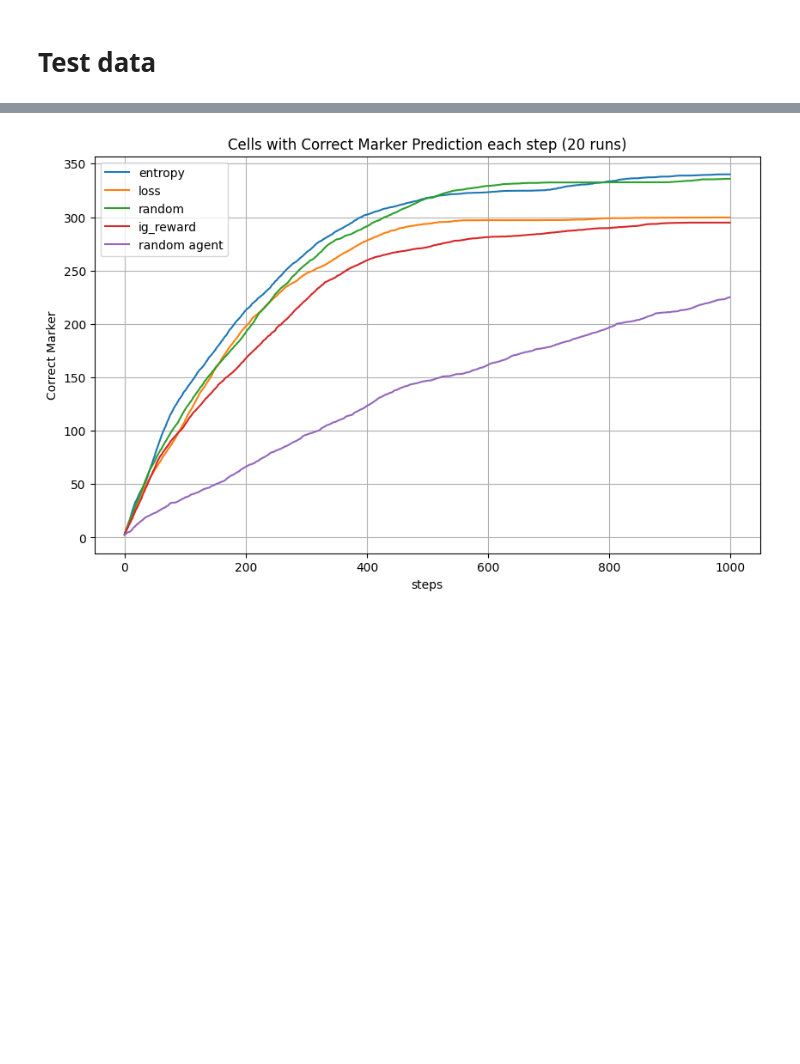
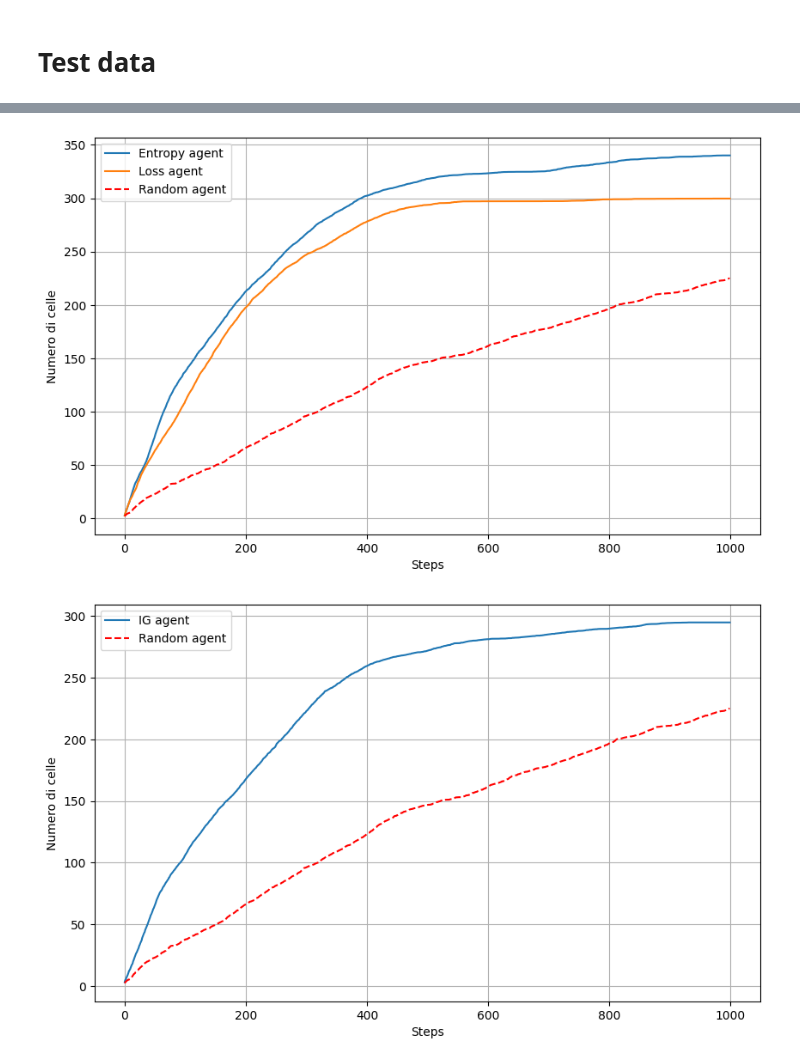
Before and after one commit to Emamasi-uni/explorationRL, a Jupyter notebook: results.ipynb, the cells around one changed output, grey strips where cells are left out. Saved outputs shown, nothing was run; the diff lists cells and outputs as text; code cells hidden in the pictures; blank space fills up the shorter version.

```diff
--- a/results.ipynb
+++ b/results.ipynb
@@ -71,5 +125,6 @@ test_data_entropy = read_dict(file_path=f"./data/entropy/test_data_entropy.json"
 test_data_loss = read_dict(file_path=f"./data/loss/test_data_loss.json")
 test_data_random = read_dict(file_path=f"./data/random/test_data_random.json")
 test_data_ig_reward = read_dict(file_path=f"./data/ig_reward/test_data_ig_reward.json")
+test_data_ig_reward_curriculum = read_dict(file_path=f"./data/ig_reward_curriculum/test_data_ig_reward_curriculum.json")
 test_data_random_agent = read_dict(file_path=f"./data/random_agent/test_data_random_agent.json")
 # %%
@@ -117,12 +234,55 @@ plot_metrics(test_data,
 # %%
-test_data = [test_data_entropy['cells_marker_pred_1_mean'], test_data_loss['cells_marker_pred_1_mean'], test_data_random['cells_marker_pred_1_mean'], test_data_ig_reward['cells_marker_pred_1_mean'], test_data_random_agent['cells_marker_pred_1_mean']]
-# test_data = [test_data_ig_reward['cells_marker_pred_1_mean'], test_data_random_agent['cells_marker_pred_1_mean']]
+test_data_policy_best_pov = [test_data_entropy['cells_marker_pred_1_mean'], test_data_loss['cells_marker_pred_1_mean'], test_data_random_agent['cells_marker_pred_1_mean']]
+test_data_policy_ig = [test_data_ig_reward['cells_marker_pred_1_mean'], test_data_random_agent['cells_marker_pred_1_mean']]
+test_data_policy_ig_curriculum = [test_data_ig_reward_curriculum['cells_marker_pred_1_mean'], test_data_random_agent['cells_marker_pred_1_mean']]
 
-plot_metrics(test_data,
-                title="Cells with Correct Marker Prediction each step (20 runs)",
-                ylabel="Correct Marker",
-                xlabel="steps",
-                legend_labels=["entropy", "loss", "random", "ig_reward", "random agent"],
+test_ig_vs_curriculum = [test_data_ig_reward['cells_marker_pred_1_mean'], test_data_ig_reward_curriculum['cells_marker_pred_1_mean'], test_data_random_agent['cells_marker_pred_1_mean']]
+
+test_curriculum_vs_policy_best_pov = [test_data_ig_reward_curriculum['cells_marker_pred_1_mean'], test_data_entropy['cells_marker_pred_1_mean'], test_data_loss['cells_marker_pred_1_mean'], test_data_random_agent['cells_marker_pred_1_mean']]
+
+test_policy_ig_vs_policy_best_pov = [test_data_ig_reward['cells_marker_pred_1_mean'], test_data_entropy['cells_marker_pred_1_mean'], test_data_loss['cells_marker_pred_1_mean'], test_data_random_agent['cells_marker_pred_1_mean']]
+
+plot_metrics(test_data_policy_best_pov,
+                # title="Celle con previsione dei marker corretta ad ogni step (media su 20 run)",
+                ylabel="Numero di celle",
+                xlabel="Steps",
+                legend_labels=["Entropy agent", "Loss agent", "Random agent"],
                 marker=None)
+
+plot_metrics(test_data_policy_ig,
+                # title="Celle con previsione dei marker corretta ad ogni step (media su 20 run)",
+                ylabel="Numero di celle",
+                xlabel="Steps",
+                legend_labels=["IG agent", "Random agent"],
+                marker=None)
+
+plot_metrics(test_policy_ig_vs_policy_best_pov,
+                # title="Celle con previsione dei marker corretta ad ogni step (media su 20 run)",
+                ylabel="Numero di celle",
+                xlabel="Steps",
+                legend_labels=["IG agent", "Entropy agent", "Loss agent", "Random agent"],
+                marker=None)
+
+plot_metrics(test_data_policy_ig_curriculum,
+                # title="Celle con previsione dei marker corretta ad ogni step (media su 20 run)",
+                ylabel="Numero di celle",
+                xlabel="Steps",
+                legend_labels=["IG curriculum agent", "Random agent"],
+                marker=None)
+
+plot_metrics(test_ig_vs_curriculum,
+                # title="Celle con previsione dei marker corretta ad ogni step (media su 20 run)",
+                ylabel="Numero di celle",
+                xlabel="Steps",
+                legend_labels=["IG agent", "IG curriculum agent", "Random agent"],
+                marker=None)
+
+plot_metrics(test_curriculum_vs_policy_best_pov,
+                # title="Celle con previsione dei marker corretta ad ogni step (media su 20 run)",
+                ylabel="Numero di celle",
+                xlabel="Steps",
+                legend_labels=["IG curriculum agent", "Entropy agent", "Loss agent", "Random agent"],
+                marker=None)
 # %% [output]
-[figure, old version]
+[figure, new version]
+[figure, added]
```
Also changed, not shown: parts of 10 cells of this notebook, 2 other files.
